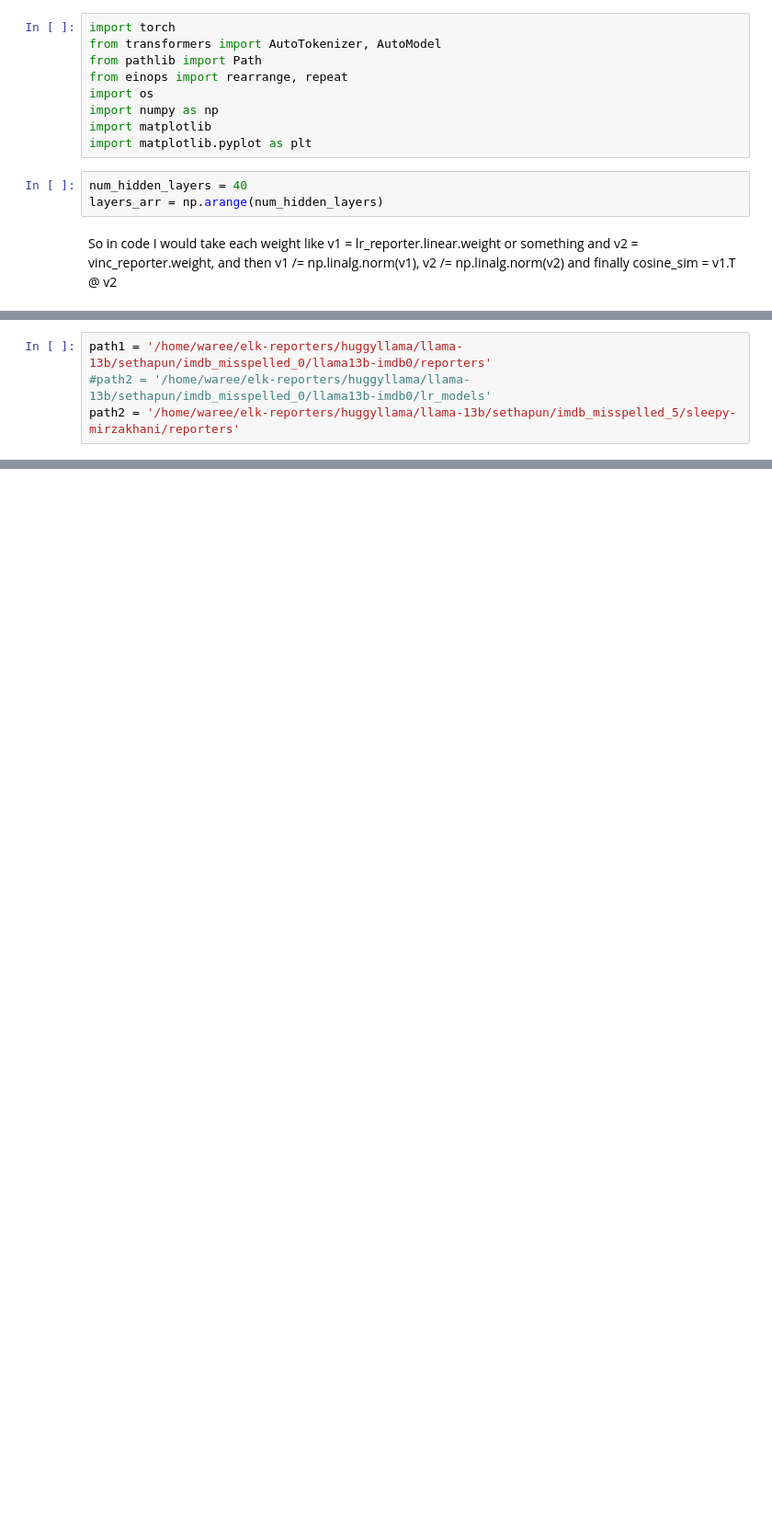
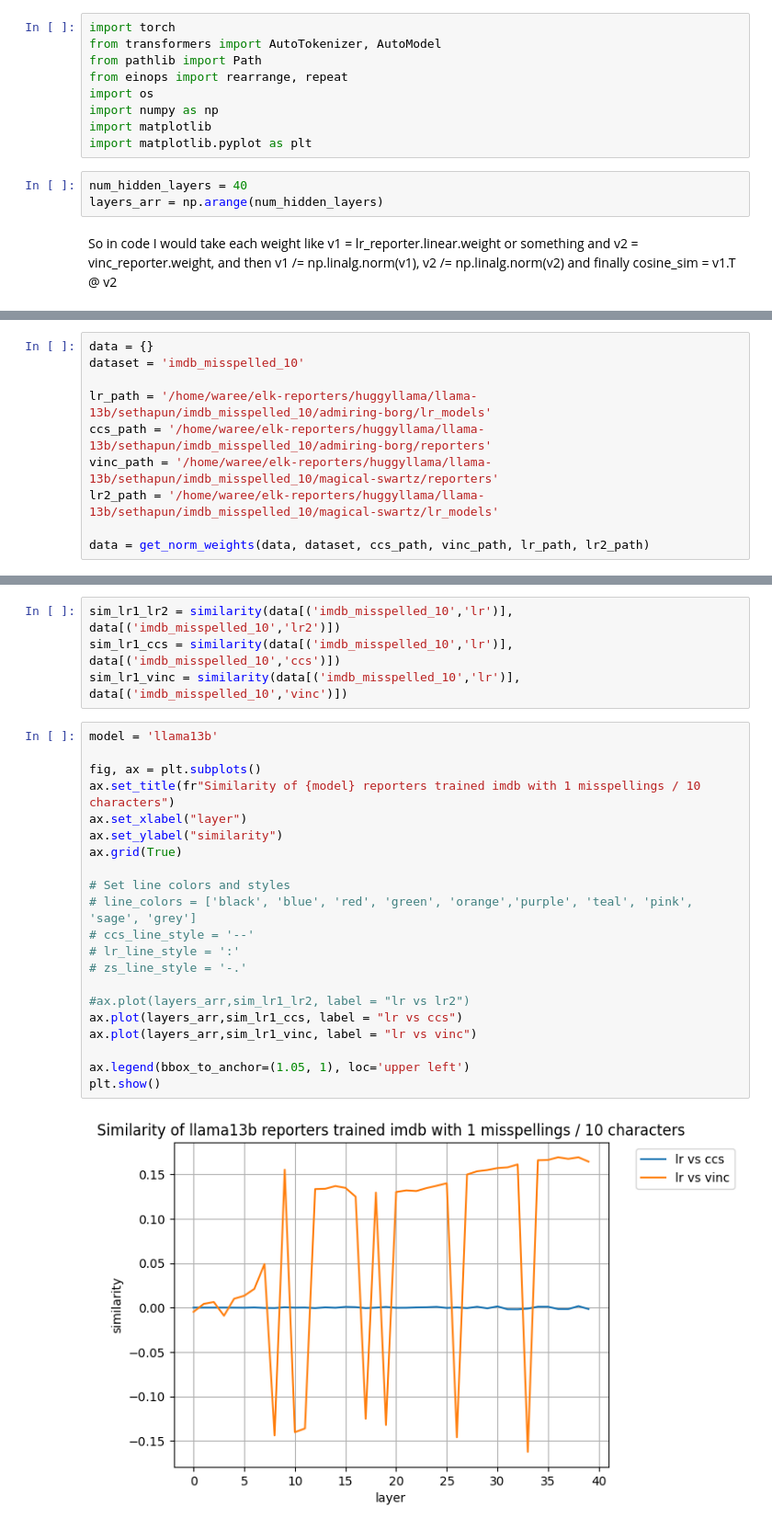
Before and after one commit to EleutherAI/elk, a Jupyter notebook: similarity.ipynb, the cells around one changed output, grey strips where cells are left out. Shown: that part at 92% size. Cells and saved outputs as stored; diff of their text form; blank space fills up the shorter version.

Commit message:
imdb

```diff
--- a/similarity.ipynb
+++ b/similarity.ipynb
@@ -34,4 +52,10 @@ def similarity(reporter1_path: str, reporter2_path: str):
 # %%
-path1 = '/home/waree/elk-reporters/huggyllama/llama-13b/sethapun/imdb_misspelled_0/llama13b-imdb0/reporters'
-#path2 = '/home/waree/elk-reporters/huggyllama/llama-13b/sethapun/imdb_misspelled_0/llama13b-imdb0/lr_models'
-path2 = '/home/waree/elk-reporters/huggyllama/llama-13b/sethapun/imdb_misspelled_5/sleepy-mirzakhani/reporters'
+data = {}
+dataset = 'imdb_misspelled_10'
+
+lr_path = '/home/waree/elk-reporters/huggyllama/llama-13b/sethapun/imdb_misspelled_10/admiring-borg/lr_models'
+ccs_path = '/home/waree/elk-reporters/huggyllama/llama-13b/sethapun/imdb_misspelled_10/admiring-borg/reporters'
+vinc_path = '/home/waree/elk-reporters/huggyllama/llama-13b/sethapun/imdb_misspelled_10/magical-swartz/reporters'
+lr2_path = '/home/waree/elk-reporters/huggyllama/llama-13b/sethapun/imdb_misspelled_10/magical-swartz/lr_models'
+
+data = get_norm_weights(data, dataset, ccs_path, vinc_path, lr_path, lr2_path)
@@ -54,3 +72,30 @@ Classifier(
+# %%
+sim_lr1_lr2 = similarity(data[('imdb_misspelled_10','lr')], data[('imdb_misspelled_10','lr2')])
+sim_lr1_ccs = similarity(data[('imdb_misspelled_10','lr')], data[('imdb_misspelled_10','ccs')])
+sim_lr1_vinc = similarity(data[('imdb_misspelled_10','lr')], data[('imdb_misspelled_10','vinc')])
+# %%
+model = 'llama13b'
+
+fig, ax = plt.subplots()
+ax.set_title(fr"Similarity of {model} reporters trained imdb with 1 misspellings / 10 characters")
+ax.set_xlabel("layer")
+ax.set_ylabel("similarity")
+ax.grid(True)
+
+# Set line colors and styles
+# line_colors = ['black', 'blue', 'red', 'green', 'orange','purple', 'teal', 'pink', 'sage', 'grey']
+# ccs_line_style = '--'
+# lr_line_style = ':'
+# zs_line_style = '-.'
+
+#ax.plot(layers_arr,sim_lr1_lr2, label = "lr vs lr2")
+ax.plot(layers_arr,sim_lr1_ccs, label = "lr vs ccs")
+ax.plot(layers_arr,sim_lr1_vinc, label = "lr vs vinc")
+
+ax.legend(bbox_to_anchor=(1.05, 1), loc='upper left')
+plt.show()
+# %% [output]
+[figure, added]
 # %%
 model = 'llama13b'
 
```
Also changed, not shown: parts of 9 cells of this notebook, 1 other file.
